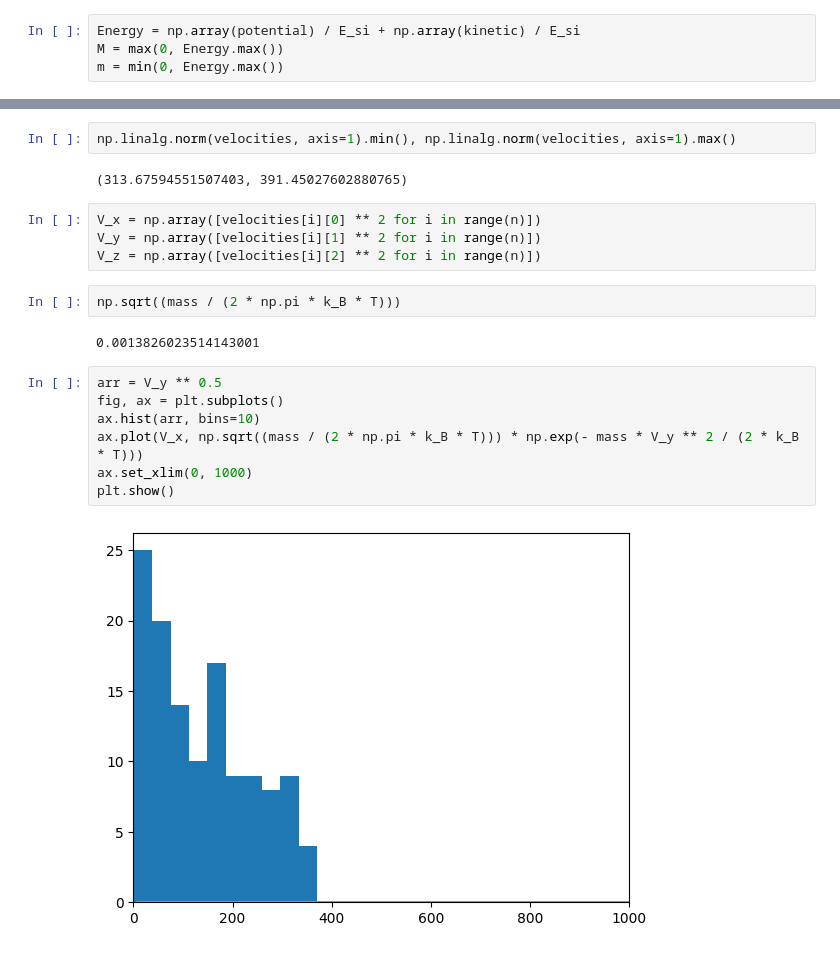
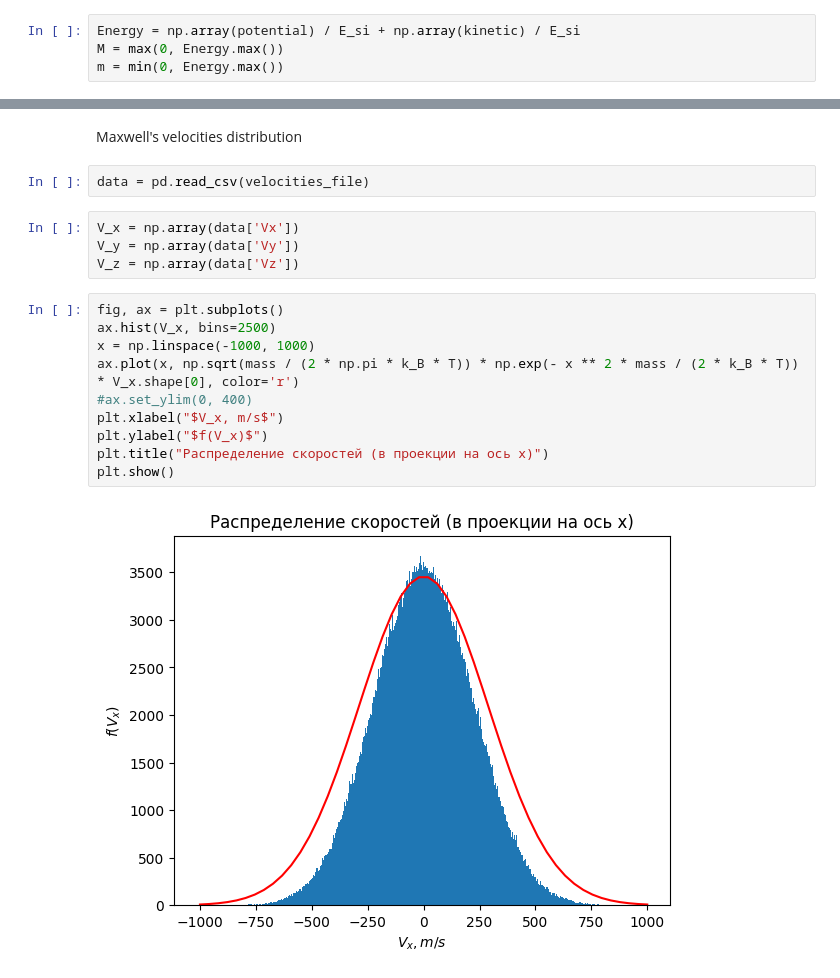
Before and after one commit to eMasov/Lenard-Johns-particle-model, a Jupyter notebook: Ideal_gas_model.ipynb, the cells around one changed output, grey strips where cells are left out. Cells and saved outputs as stored; diff of their text form.

```diff
--- a/Ideal_gas_model.ipynb
+++ b/Ideal_gas_model.ipynb
@@ -226,23 +242,22 @@ plt.show()
-# %%
-np.linalg.norm(velocities, axis=1).min(), np.linalg.norm(velocities, axis=1).max()
-# %% [output]
-(313.67594551507403, 391.45027602880765)
-# %%
-V_x = np.array([velocities[i][0] ** 2 for i in range(n)])
-V_y = np.array([velocities[i][1] ** 2 for i in range(n)])
-V_z = np.array([velocities[i][2] ** 2 for i in range(n)])
-# %%
-np.sqrt((mass / (2 * np.pi * k_B * T)))
-# %% [output]
-0.0013826023514143001
+# %% [markdown]
+Maxwell's velocities distribution
+# %%
+data = pd.read_csv(velocities_file)
+# %%
+V_x = np.array(data['Vx'])
+V_y = np.array(data['Vy'])
+V_z = np.array(data['Vz'])
 # %%
-arr = V_y ** 0.5
 fig, ax = plt.subplots()
-ax.hist(arr, bins=10)
-ax.plot(V_x, np.sqrt((mass / (2 * np.pi * k_B * T))) * np.exp(- mass * V_y ** 2 / (2 * k_B * T)))
-ax.set_xlim(0, 1000)
+ax.hist(V_x, bins=2500)
+x = np.linspace(-1000, 1000)
+ax.plot(x, np.sqrt(mass / (2 * np.pi * k_B * T)) * np.exp(- x ** 2 * mass / (2 * k_B * T)) * V_x.shape[0], color='r')
+#ax.set_ylim(0, 400)
+plt.xlabel("$V_x, m/s$")
+plt.ylabel("$f(V_x)$")
+plt.title("Распределение скоростей (в проекции на ось x)")
 plt.show()
 # %% [output]
-[figure, old version]
+[figure, new version]
 # %%
 fig, ax = plt.subplots()
```
Also changed, not shown: parts of 26 cells of this notebook.
